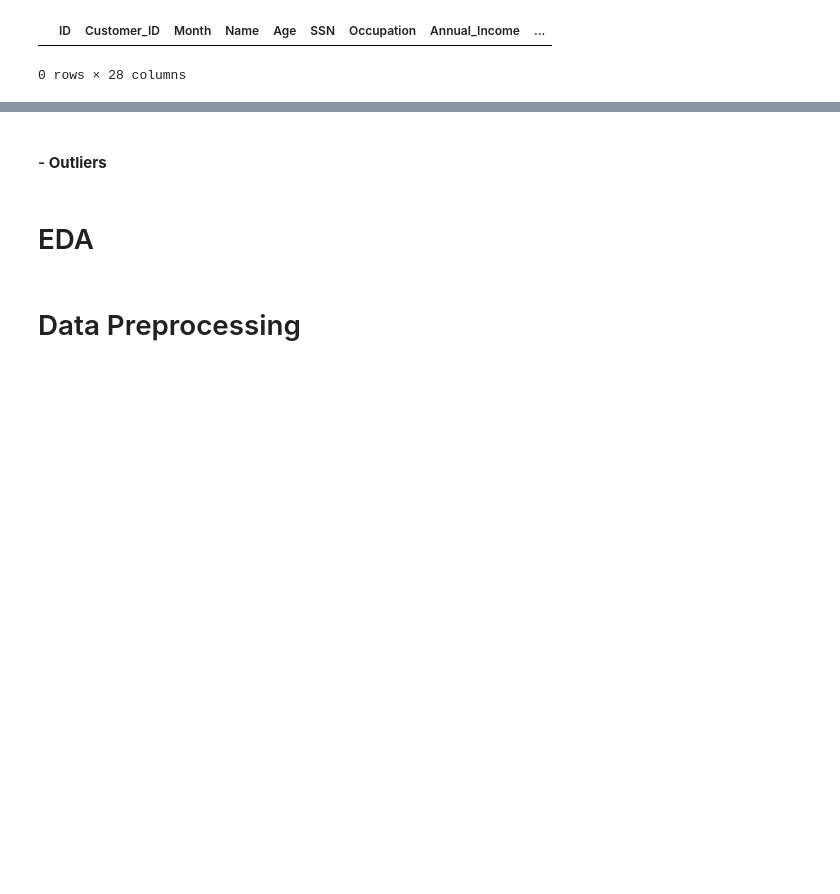
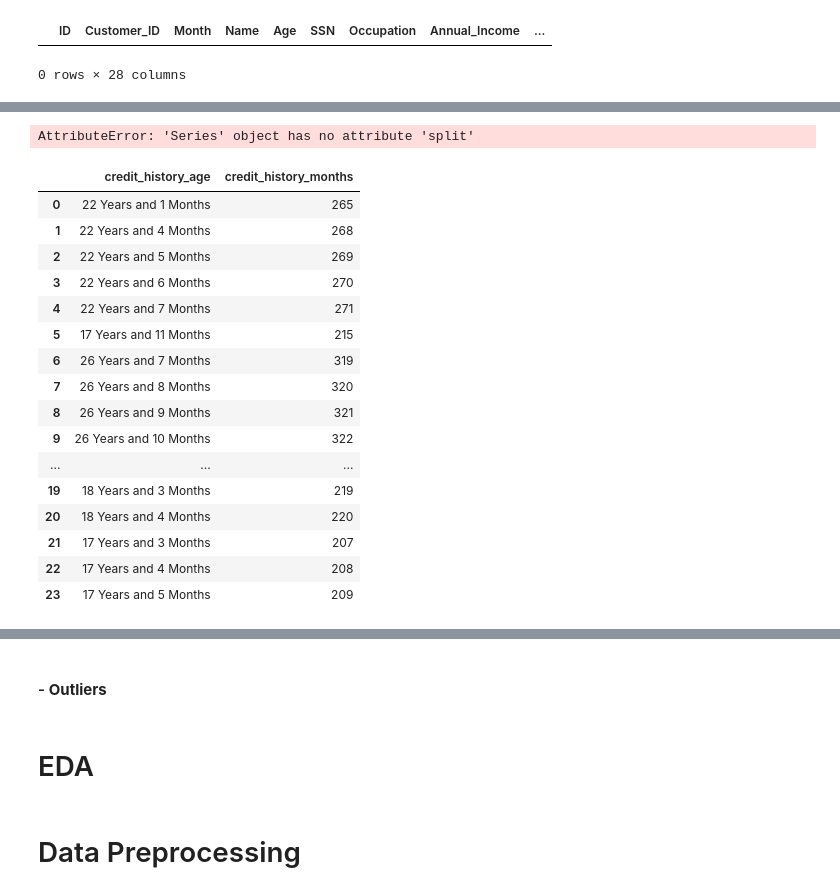
Before and after one commit to ishamel101/Credit-Score-Classification, a Jupyter notebook: Credit Score Classification.ipynb, the cells around one changed output, grey strips where cells are left out. Drawn from its saved outputs; the diff is of its cells as text; code cells hidden in the pictures; blank space fills up the shorter version.

```diff
--- a/Credit Score Classification.ipynb
+++ b/Credit Score Classification.ipynb
@@ -391,0 +413,51 @@ memory usage: 21.5+ MB
+# %%
+data_training['Credit_History_Age'].split('Years and')
+# %% [output]
+AttributeError: 'Series' object has no attribute 'split'
+# %%
+import pandas as pd
+
+# Sample data
+data = {
+    'credit_history_age': ['22 Years and 1 Months', '22 Years and 4 Months', '22 Years and 5 Months',
+                           '22 Years and 6 Months', '22 Years and 7 Months', '17 Years and 11 Months',
+                           '26 Years and 7 Months', '26 Years and 8 Months', '26 Years and 9 Months',
+                           '26 Years and 10 Months', '26 Years and 11 Months', '27 Years and 0 Months',
+                           '27 Years and 1 Months', '27 Years and 2 Months', '17 Years and 9 Months',
+                           '17 Years and 10 Months', '19 Years and 5 Months', '18 Years and 1 Months',
+                           '18 Years and 2 Months', '18 Years and 3 Months', '18 Years and 4 Months',
+                           '17 Years and 3 Months', '17 Years and 4 Months', '17 Years and 5 Months']
+}
+
+# Create DataFrame
+df = pd.DataFrame(data)
+
+# Function to convert years and months to total months
+def convert_to_months(x):
+    years, months = x.split(' Years and ')
+    months = months.split(' Months')[0]
+    return int(years) * 12 + int(months)
+
+# Apply the function to create the new column
+df['credit_history_months'] = df['credit_history_age'].apply(convert_to_months)
+
+# Display the DataFrame
+df
+# %% [output]
+|  | credit_history_age | credit_history_months |
+| 0 | 22 Years and 1 Months | 265 |
+| 1 | 22 Years and 4 Months | 268 |
+| 2 | 22 Years and 5 Months | 269 |
+| 3 | 22 Years and 6 Months | 270 |
+| 4 | 22 Years and 7 Months | 271 |
+| 5 | 17 Years and 11 Months | 215 |
+| 6 | 26 Years and 7 Months | 319 |
+| 7 | 26 Years and 8 Months | 320 |
+| 8 | 26 Years and 9 Months | 321 |
+| 9 | 26 Years and 10 Months | 322 |
+| ... | ... | ... |
+| 19 | 18 Years and 3 Months | 219 |
+| 20 | 18 Years and 4 Months | 220 |
+| 21 | 17 Years and 3 Months | 207 |
+| 22 | 17 Years and 4 Months | 208 |
+| 23 | 17 Years and 5 Months | 209 |
```
Also changed, not shown: parts of 33 cells of this notebook.
